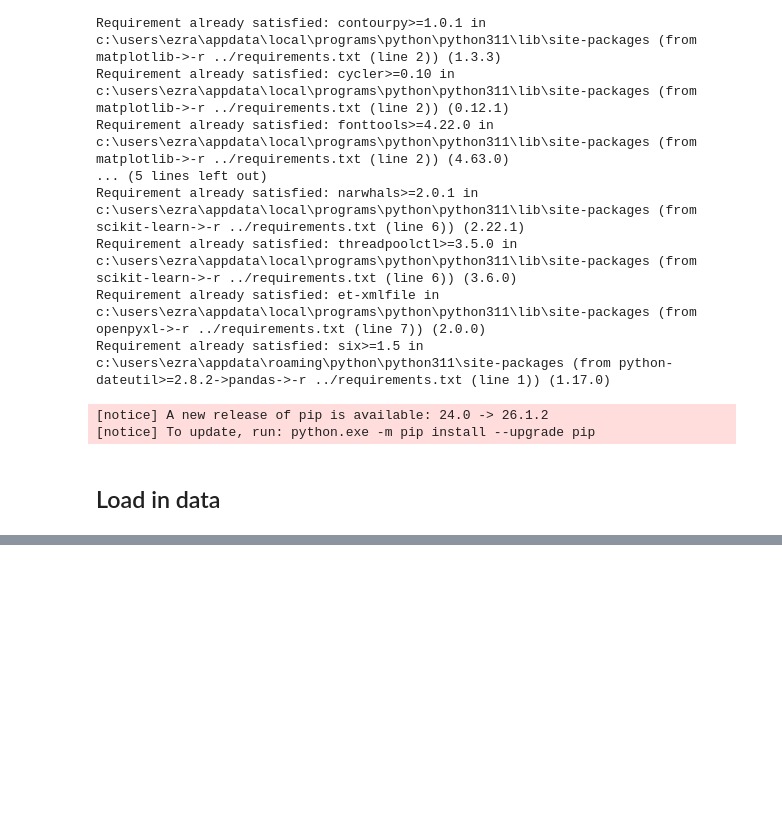
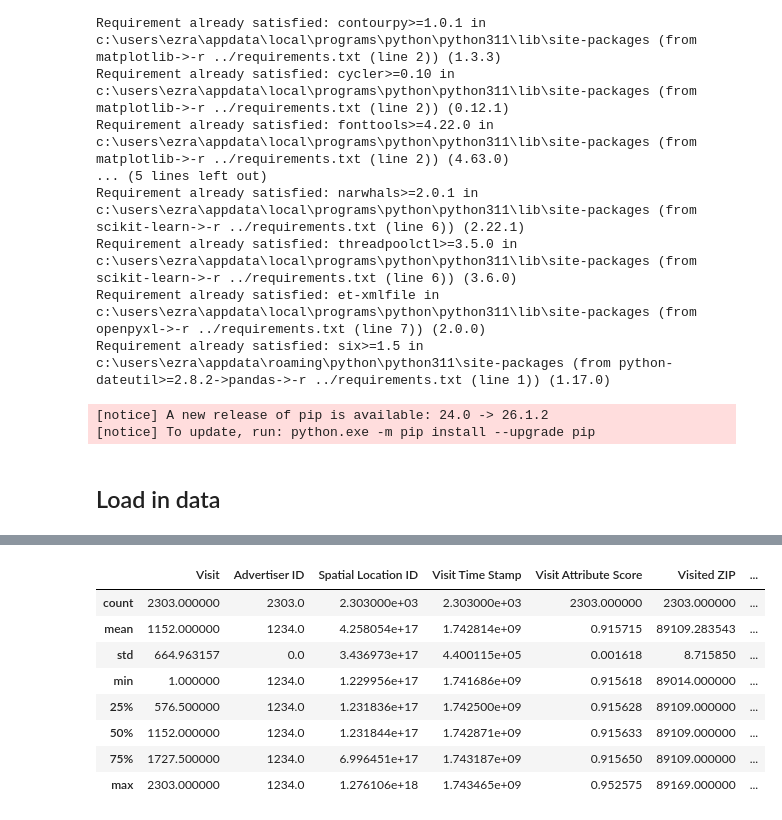
Before and after one commit to EzraGoldberg/portfolio-projects, a Jupyter notebook: 2. Tech Interview Prep/Weather Adtech Data Science/notebooks/Case_Study.ipynb, the cells around one changed output, grey strips where cells are left out. Cells and saved outputs as stored; diff of their text form; code cells hidden in the pictures; blank space fills up the shorter version.

```diff
--- a/2. Tech Interview Prep/Weather Adtech Data Science/notebooks/Case_Study.ipynb
+++ b/2. Tech Interview Prep/Weather Adtech Data Science/notebooks/Case_Study.ipynb
@@ -61,4 +61,5 @@ from scipy import stats
 # %% [markdown]
 ## Load in data
 # %%
-# data = pd.read_excel("..")
+visitationFTA = pd.read_excel("../data/CityXYZ_visitationFTA_data_March.xlsx")
+visitationFTA.head()
@@ -64,0 +110,12 @@ from scipy import stats
+# %%
+visitationFTA.describe()
+# %% [output]
+|  | Visit | Advertiser ID | Spatial Location ID | Visit Time Stamp | Visit Attribute Score | Visited ZIP | ... |
+| count | 2303.000000 | 2303.0 | 2.303000e+03 | 2.303000e+03 | 2303.000000 | 2303.000000 | ... |
+| mean | 1152.000000 | 1234.0 | 4.258054e+17 | 1.742814e+09 | 0.915715 | 89109.283543 | ... |
+| std | 664.963157 | 0.0 | 3.436973e+17 | 4.400115e+05 | 0.001618 | 8.715850 | ... |
+| min | 1.000000 | 1234.0 | 1.229956e+17 | 1.741686e+09 | 0.915618 | 89014.000000 | ... |
+| 25% | 576.500000 | 1234.0 | 1.231836e+17 | 1.742500e+09 | 0.915628 | 89109.000000 | ... |
+| 50% | 1152.000000 | 1234.0 | 1.231844e+17 | 1.742871e+09 | 0.915633 | 89109.000000 | ... |
+| 75% | 1727.500000 | 1234.0 | 6.996451e+17 | 1.743187e+09 | 0.915650 | 89109.000000 | ... |
+| max | 2303.000000 | 1234.0 | 1.276106e+18 | 1.743465e+09 | 0.952575 | 89169.000000 | ... |
```
Also changed, not shown: parts of 5 cells of this notebook, 1 other file.
